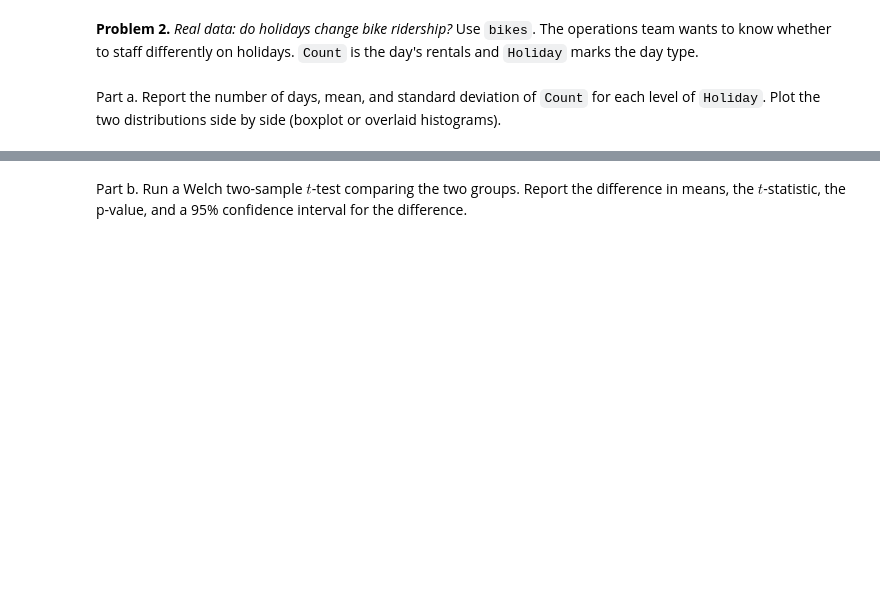
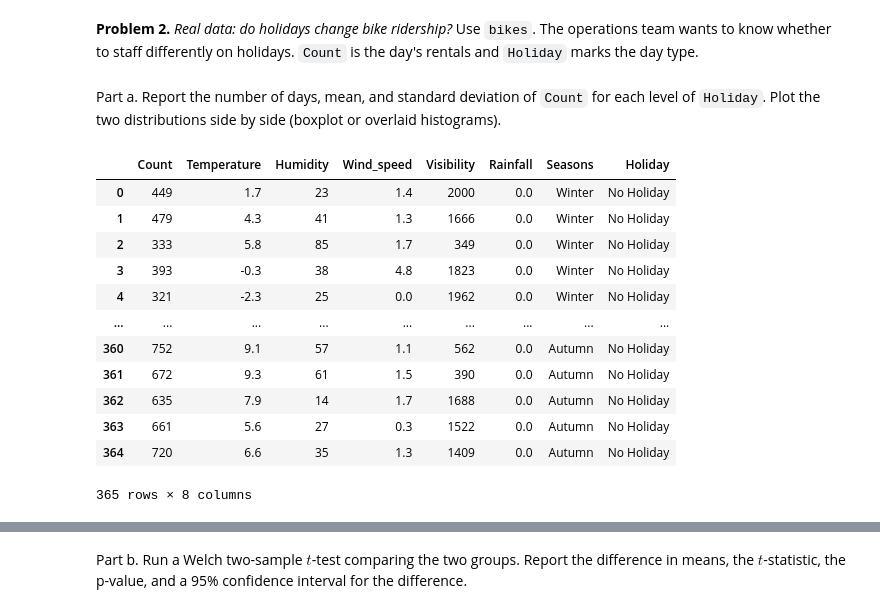
Before and after one commit to suzanaSSP/stat220-fall2026, a Jupyter notebook: F2026/Homework/Stat_220_HW_Unit01_Inference.ipynb, the cells around one changed output, grey strips where cells are left out. Cells and saved outputs as stored; diff of their text form; code cells hidden in the pictures; blank space fills up the shorter version.

```diff
--- a/F2026/Homework/Stat_220_HW_Unit01_Inference.ipynb
+++ b/F2026/Homework/Stat_220_HW_Unit01_Inference.ipynb
@@ -134,3 +179,19 @@ marks the day type.
 # %% [markdown]
 Part a. Report the number of days, mean, and standard deviation of `Count` for each level
 of `Holiday`. Plot the two distributions side by side (boxplot or overlaid histograms).
+# %%
+bikes
+# %% [output]
+|  | Count | Temperature | Humidity | Wind_speed | Visibility | Rainfall | Seasons | Holiday |
+| 0 | 449 | 1.7 | 23 | 1.4 | 2000 | 0.0 | Winter | No Holiday |
+| 1 | 479 | 4.3 | 41 | 1.3 | 1666 | 0.0 | Winter | No Holiday |
+| 2 | 333 | 5.8 | 85 | 1.7 | 349 | 0.0 | Winter | No Holiday |
+| 3 | 393 | -0.3 | 38 | 4.8 | 1823 | 0.0 | Winter | No Holiday |
+| 4 | 321 | -2.3 | 25 | 0.0 | 1962 | 0.0 | Winter | No Holiday |
+| ... | ... | ... | ... | ... | ... | ... | ... | ... |
+| 360 | 752 | 9.1 | 57 | 1.1 | 562 | 0.0 | Autumn | No Holiday |
+| 361 | 672 | 9.3 | 61 | 1.5 | 390 | 0.0 | Autumn | No Holiday |
+| 362 | 635 | 7.9 | 14 | 1.7 | 1688 | 0.0 | Autumn | No Holiday |
+| 363 | 661 | 5.6 | 27 | 0.3 | 1522 | 0.0 | Autumn | No Holiday |
+| 364 | 720 | 6.6 | 35 | 1.3 | 1409 | 0.0 | Autumn | No Holiday |
+365 rows × 8 columns
```
Also changed, not shown: parts of 14 cells of this notebook.
